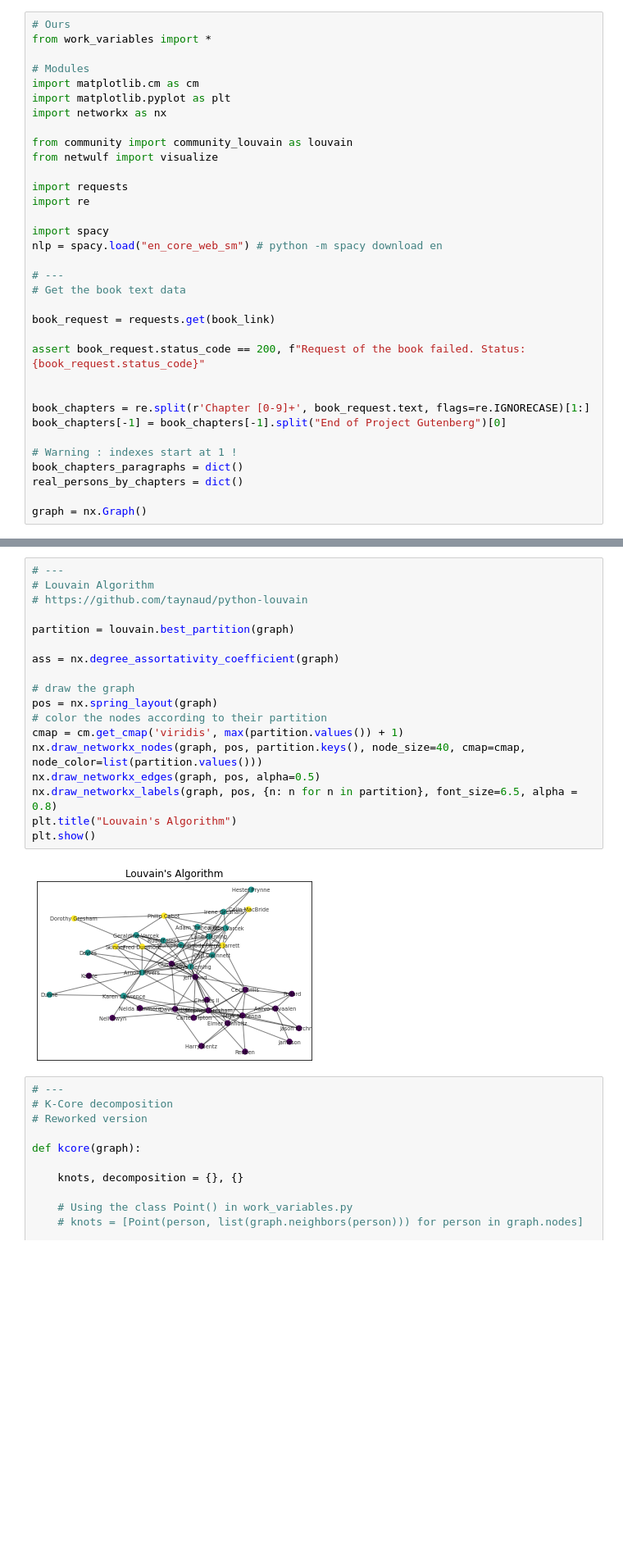
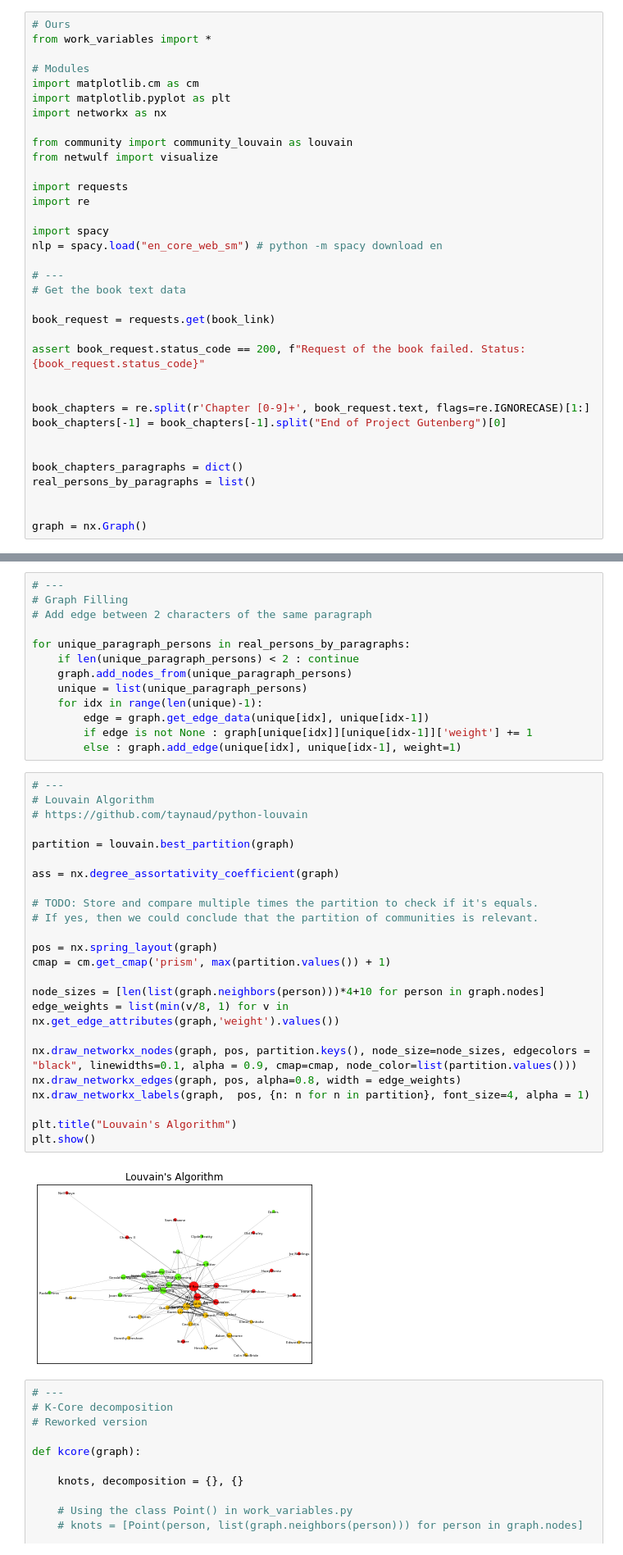
Before and after one commit to romaingrx/LINMA2472-Homeworks, a Jupyter notebook: Homework 1/Lioche_Book_Characters.ipynb, the cells around one changed output, grey strips where cells are left out. Shown at 82% size. Drawn from its saved outputs; the diff is of its cells as text; blank space fills up the shorter version.

Commit message:
Graph is now weighted and edges created by paragraph. Customized by weight and neighbors.

```diff
--- a/Homework 1/Lioche_Book_Characters.ipynb
+++ b/Homework 1/Lioche_Book_Characters.ipynb
@@ -27,9 +27,10 @@ assert book_request.status_code == 200, f"Request of the book failed. Status: {b
 book_chapters = re.split(r'Chapter [0-9]+', book_request.text, flags=re.IGNORECASE)[1:]
 book_chapters[-1] = book_chapters[-1].split("End of Project Gutenberg")[0]
 
-# Warning : indexes start at 1 !
+
 book_chapters_paragraphs = dict()
-real_persons_by_chapters = dict()
+real_persons_by_paragraphs = list()
+
 
 graph = nx.Graph()
 # %%
@@ -79,23 +74,42 @@ for i, chapter in enumerate(book_chapters):
+# %%
+# ---
+# Graph Filling
+# Add edge between 2 characters of the same paragraph
+
+for unique_paragraph_persons in real_persons_by_paragraphs:
+    if len(unique_paragraph_persons) < 2 : continue
+    graph.add_nodes_from(unique_paragraph_persons)
+    unique = list(unique_paragraph_persons)
+    for idx in range(len(unique)-1):
+        edge = graph.get_edge_data(unique[idx], unique[idx-1])
+        if edge is not None : graph[unique[idx]][unique[idx-1]]['weight'] += 1
+        else : graph.add_edge(unique[idx], unique[idx-1], weight=1)
 # %%
 # ---
 # Louvain Algorithm
 # https://github.com/taynaud/python-louvain
 
 partition = louvain.best_partition(graph)
 
 ass = nx.degree_assortativity_coefficient(graph)
 
-# draw the graph
+# TODO: Store and compare multiple times the partition to check if it's equals.
+# If yes, then we could conclude that the partition of communities is relevant.
+
 pos = nx.spring_layout(graph)
-# color the nodes according to their partition
-cmap = cm.get_cmap('viridis', max(partition.values()) + 1)
-nx.draw_networkx_nodes(graph, pos, partition.keys(), node_size=40, cmap=cmap, node_color=list(partition.values()))
-nx.draw_networkx_edges(graph, pos, alpha=0.5)
-nx.draw_networkx_labels(graph, pos, {n: n for n in partition}, font_size=6.5, alpha = 0.8)
+cmap = cm.get_cmap('prism', max(partition.values()) + 1)
+
+node_sizes = [len(list(graph.neighbors(person)))*4+10 for person in graph.nodes]
+edge_weights = list(min(v/8, 1) for v in nx.get_edge_attributes(graph,'weight').values())
+
+nx.draw_networkx_nodes(graph, pos, partition.keys(), node_size=node_sizes, edgecolors = "black", linewidths=0.1, alpha = 0.9, cmap=cmap, node_color=list(partition.values()))
+nx.draw_networkx_edges(graph, pos, alpha=0.8, width = edge_weights)
+nx.draw_networkx_labels(graph,  pos, {n: n for n in partition}, font_size=4, alpha = 1)
+
 plt.title("Louvain's Algorithm")
 plt.show()
 # %% [output]
-[figure, old version]
+[figure, new version]
 # %%
 # ---
 # K-Core decomposition
```
Also changed, not shown: parts of 2 cells of this notebook, 1 other file.
